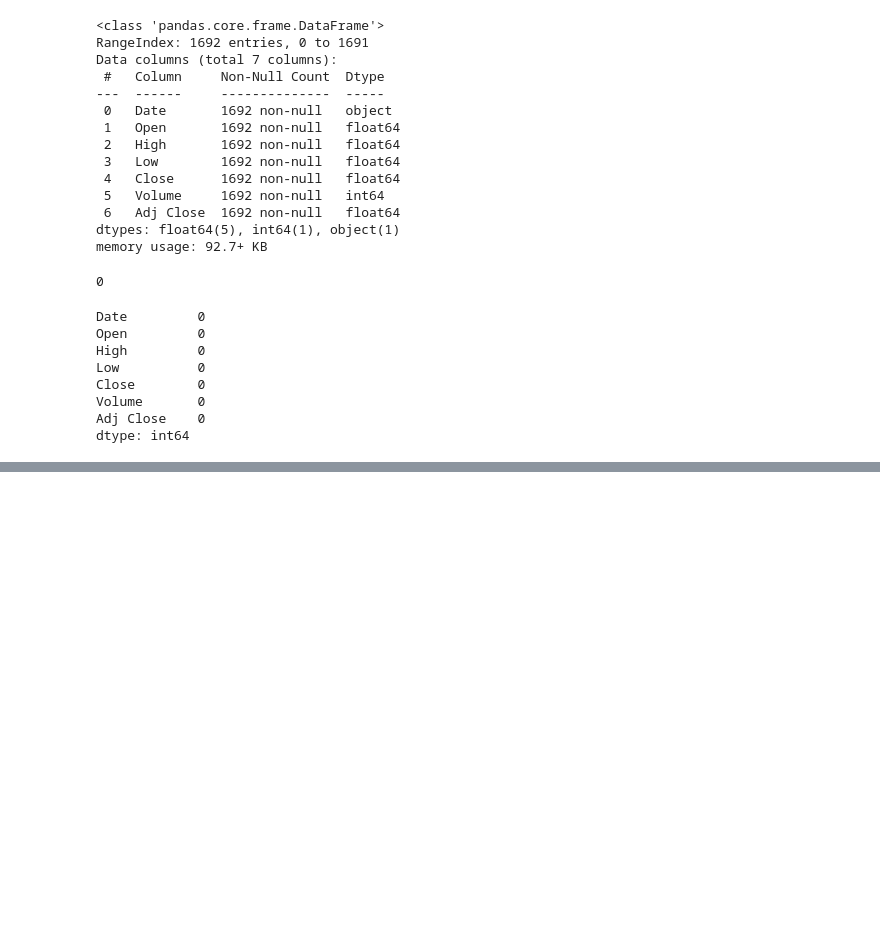
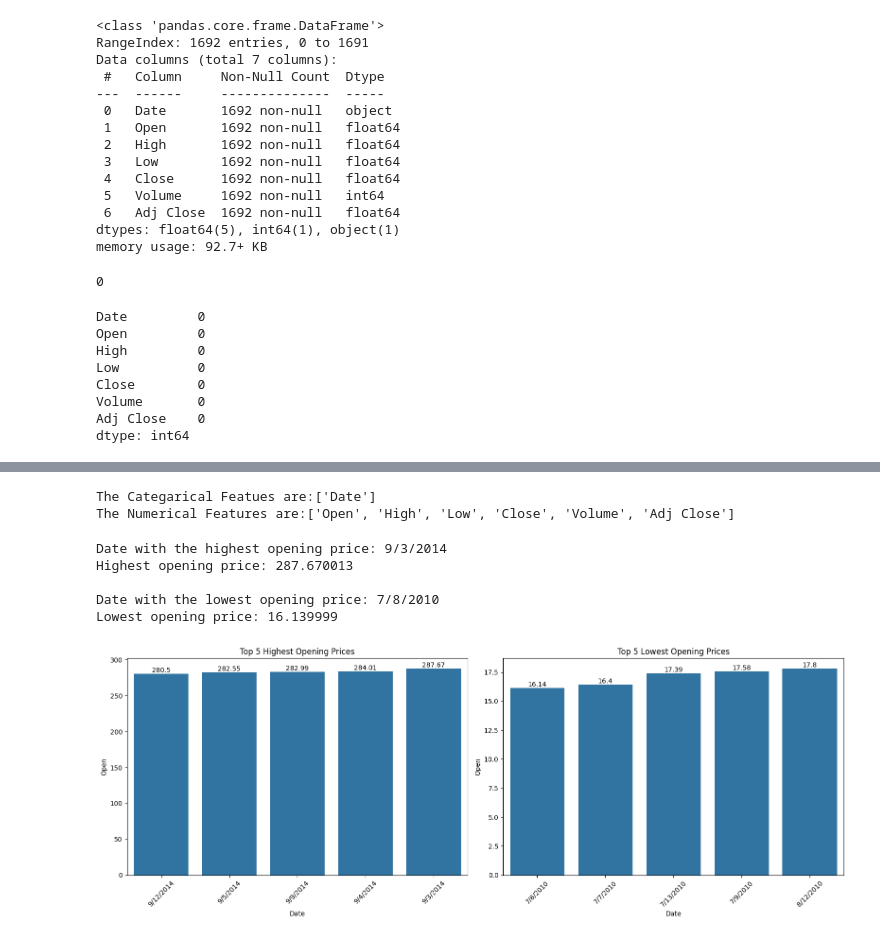
Before and after one commit to MUHAMMED13690/Stoke_prediction, a Jupyter notebook: notebook/data/stoke_prediction.ipynb, the cells around one changed output, grey strips where cells are left out. Cells and saved outputs as stored; diff of their text form; code cells hidden in the pictures; blank space fills up the shorter version.

```diff
--- a/notebook/data/stoke_prediction.ipynb
+++ b/notebook/data/stoke_prediction.ipynb
@@ -76,0 +90,56 @@ dtype: int64
+# %%
+#find categorical and numerical columns
+
+num_feature=[]
+cat_feature=[]
+
+for i in df.columns:
+    if df[i].dtypes =='object':
+        cat_feature.append(i)
+    else: num_feature.append(i)
+
+print(f"The Categarical Featues are:{cat_feature}")
+print(f"The Numerical Features are:{num_feature}")
+# %% [output]
+The Categarical Featues are:['Date']
+The Numerical Features are:['Open', 'High', 'Low', 'Close', 'Volume', 'Adj Close']
+# %%
+# Find the row with the highest opening price
+max_open_row = df.loc[df['Open'].idxmax()]
+print(f"Date with the highest opening price: {max_open_row['Date']}")
+print(f"Highest opening price: {max_open_row['Open']}\n")
+
+# Find the row with the lowest opening price
+min_open_row = df.loc[df['Open'].idxmin()]
+print(f"Date with the lowest opening price: {min_open_row['Date']}")
+print(f"Lowest opening price: {min_open_row['Open']}\n")
+
+# Sort the DataFrame by 'Open' price in ascending order for plotting
+sorted_df_top = df.sort_values(by='Open', ascending=True).tail()  # Top 5 highest prices
+sorted_df_low = df.sort_values(by='Open', ascending=True).head()  # Top 5 lowest prices
+
+# Create side-by-side plots
+fig, axes = plt.subplots(1, 2, figsize=(16, 6))
+
+# Plot the top 5 highest opening prices
+sns.barplot(x='Date', y='Open', data=sorted_df_top, ax=axes[0])
+axes[0].set_title('Top 5 Highest Opening Prices')
+axes[0].set_xticklabels(axes[0].get_xticklabels(), rotation=45)
+axes[0].bar_label(axes[0].containers[0])
+
+# Plot the top 5 lowest opening prices
+sns.barplot(x='Date', y='Open', data=sorted_df_low, ax=axes[1])
+axes[1].set_title('Top 5 Lowest Opening Prices')
+axes[1].set_xticklabels(axes[1].get_xticklabels(), rotation=45)
+axes[1].bar_label(axes[1].containers[0])
+
+# Adjust layout and show the plot
+plt.tight_layout()
+plt.show()
+# %% [output]
+Date with the highest opening price: 9/3/2014
+Highest opening price: 287.670013
+
+Date with the lowest opening price: 7/8/2010
+Lowest opening price: 16.139999
+[figure, added]
```
Also changed, not shown: parts of 3 cells of this notebook.
